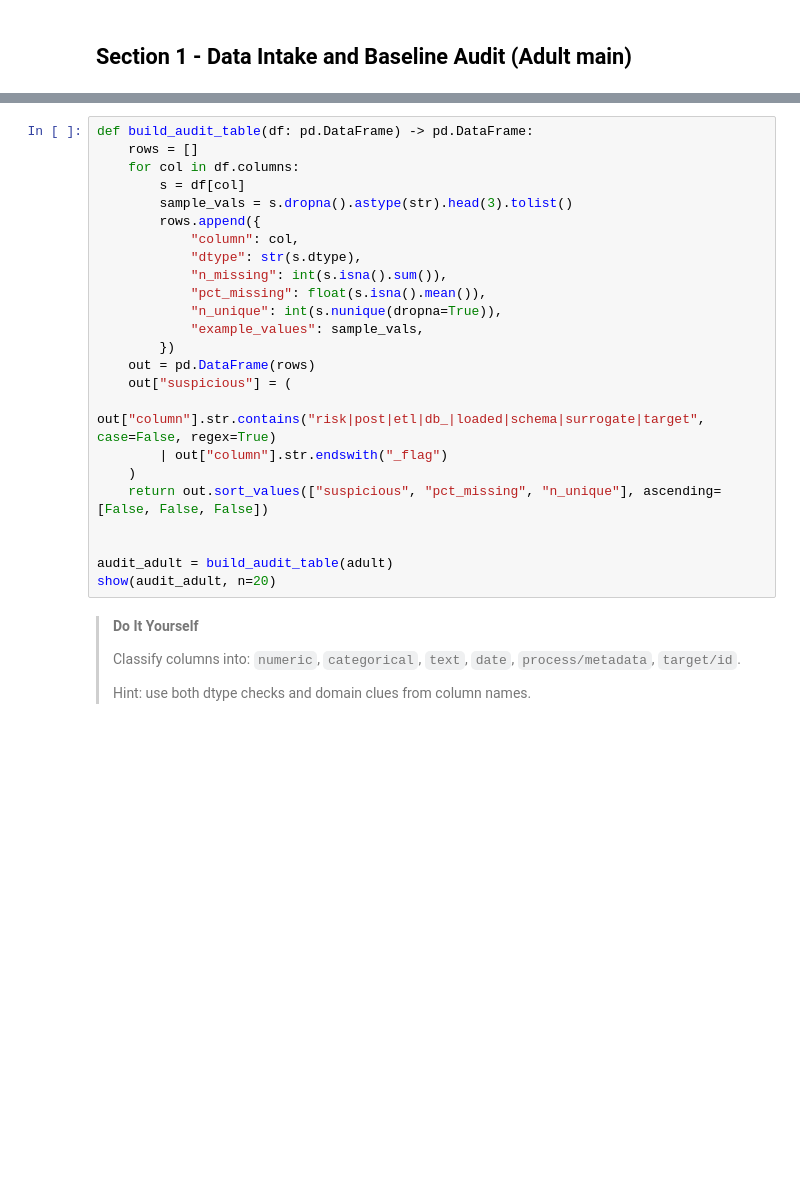
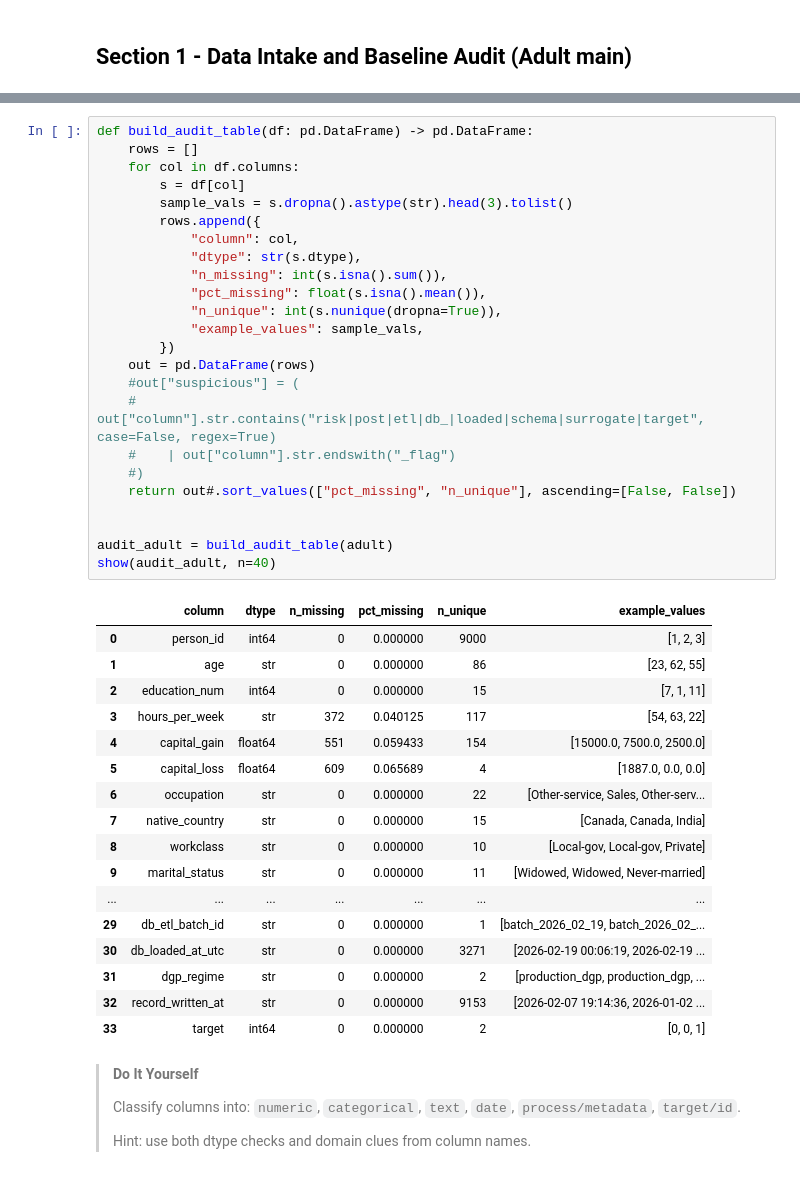
Before and after one commit to CardoAI/ml_industry_course, a Jupyter notebook: day1/datapreprocessing_featureengineering.ipynb, the cells around one changed output, grey strips where cells are left out. Drawn from its saved outputs; the diff is of its cells as text; blank space fills up the shorter version.

```diff
--- a/day1/datapreprocessing_featureengineering.ipynb
+++ b/day1/datapreprocessing_featureengineering.ipynb
@@ -152,27 +154,45 @@ FileNotFoundError: [Errno 2] No such file or directory: 'day1/generated/adult_in
 # %%
 def build_audit_table(df: pd.DataFrame) -> pd.DataFrame:
     rows = []
     for col in df.columns:
         s = df[col]
         sample_vals = s.dropna().astype(str).head(3).tolist()
         rows.append({
             "column": col,
             "dtype": str(s.dtype),
             "n_missing": int(s.isna().sum()),
             "pct_missing": float(s.isna().mean()),
             "n_unique": int(s.nunique(dropna=True)),
             "example_values": sample_vals,
         })
     out = pd.DataFrame(rows)
-    out["suspicious"] = (
-        out["column"].str.contains("risk|post|etl|db_|loaded|schema|surrogate|target", case=False, regex=True)
-        | out["column"].str.endswith("_flag")
-    )
-    return out.sort_values(["suspicious", "pct_missing", "n_unique"], ascending=[False, False, False])
+    #out["suspicious"] = (
+    #    out["column"].str.contains("risk|post|etl|db_|loaded|schema|surrogate|target", case=False, regex=True)
+    #    | out["column"].str.endswith("_flag")
+    #)
+    return out#.sort_values(["pct_missing", "n_unique"], ascending=[False, False])
 
 
 audit_adult = build_audit_table(adult)
-show(audit_adult, n=20)
+show(audit_adult, n=40)
+# %% [output]
+|  | column | dtype | n_missing | pct_missing | n_unique | example_values |
+| 0 | person_id | int64 | 0 | 0.000000 | 9000 | [1, 2, 3] |
+| 1 | age | str | 0 | 0.000000 | 86 | [23, 62, 55] |
+| 2 | education_num | int64 | 0 | 0.000000 | 15 | [7, 1, 11] |
+| 3 | hours_per_week | str | 372 | 0.040125 | 117 | [54, 63, 22] |
+| 4 | capital_gain | float64 | 551 | 0.059433 | 154 | [15000.0, 7500.0, 2500.0] |
+| 5 | capital_loss | float64 | 609 | 0.065689 | 4 | [1887.0, 0.0, 0.0] |
+| 6 | occupation | str | 0 | 0.000000 | 22 | [Other-service, Sales, Other-serv... |
+| 7 | native_country | str | 0 | 0.000000 | 15 | [Canada, Canada, India] |
+| 8 | workclass | str | 0 | 0.000000 | 10 | [Local-gov, Local-gov, Private] |
+| 9 | marital_status | str | 0 | 0.000000 | 11 | [Widowed, Widowed, Never-married] |
+| ... | ... | ... | ... | ... | ... | ... |
+| 29 | db_etl_batch_id | str | 0 | 0.000000 | 1 | [batch_2026_02_19, batch_2026_02_... |
+| 30 | db_loaded_at_utc | str | 0 | 0.000000 | 3271 | [2026-02-19 00:06:19, 2026-02-19 ... |
+| 31 | dgp_regime | str | 0 | 0.000000 | 2 | [production_dgp, production_dgp, ... |
+| 32 | record_written_at | str | 0 | 0.000000 | 9153 | [2026-02-07 19:14:36, 2026-01-02 ... |
+| 33 | target | int64 | 0 | 0.000000 | 2 | [0, 0, 1] |
 # %% [markdown]
 > **Do It Yourself**
 >
```
Also changed, not shown: parts of 41 cells of this notebook, 2 other files.
